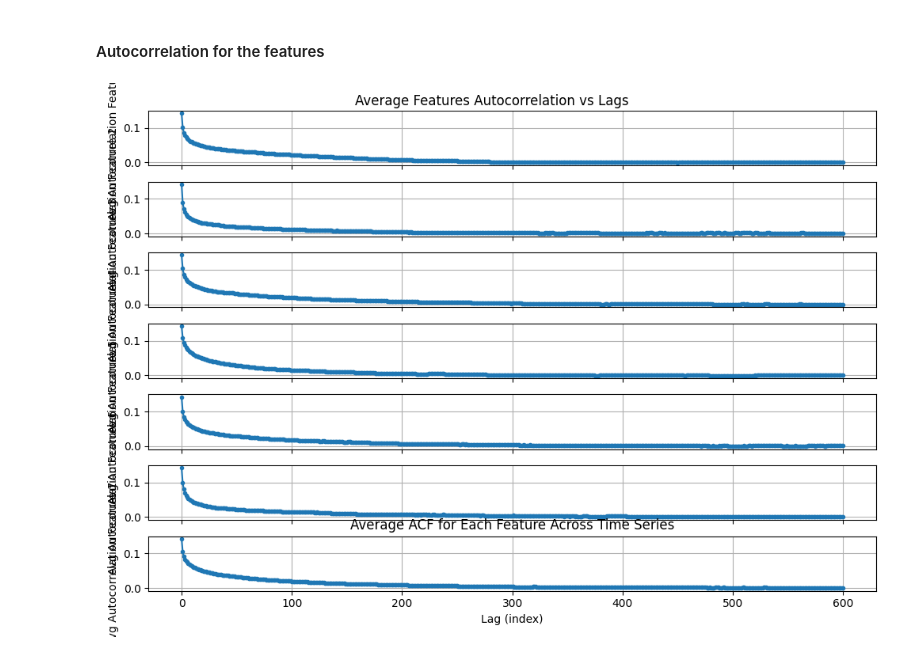
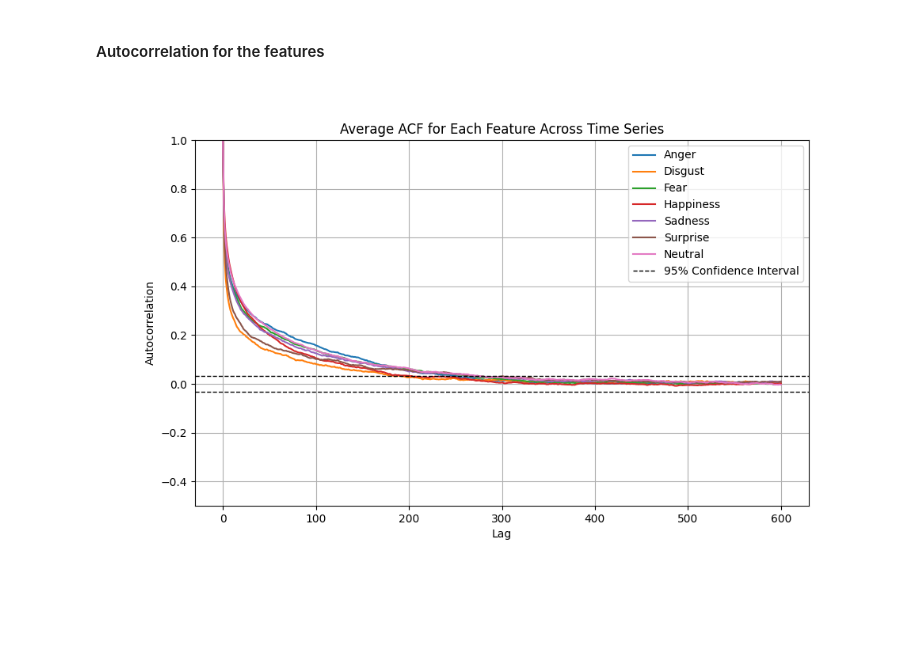
Before and after one commit to ArnavTapadia/emili_TimeSeriesPredictor, a Jupyter notebook: time_series_predictor/Notebooks/Multivariate_Emotion_Forecasting.ipynb, the cells around one changed output. Saved outputs shown, nothing was run; the diff lists cells and outputs as text; code cells hidden in the pictures; blank space fills up the shorter version.

Commit message:
autocorrelation

```diff
--- a/time_series_predictor/Notebooks/Multivariate_Emotion_Forecasting.ipynb
+++ b/time_series_predictor/Notebooks/Multivariate_Emotion_Forecasting.ipynb
@@ -156,49 +150,51 @@ def plot_acf_multivariate(all_series, max_lag=600):
 
     Parameters:
     - all_series: List of multivariate time series, each of shape (timesteps, features).
     - max_lag: Maximum lag for autocorrelation.
 
     Returns:
     - None
     """
-    nFeatures = all_series[0].shape[1]
-    aggregated_acf = {f'Feature_{i}': np.zeros(max_lag + 1) for i in range(nFeatures)}
+    n_features = all_series[0].shape[1]
+    aggregated_acf = {f'Feature_{i}': np.zeros(max_lag + 1) for i in range(n_features)}
 
     nSeries = 0
+    aggregated_length = 0
 
     for i,series in enumerate(all_series):
         if np.shape(series)[0] < 600:
             continue
-        for feature_idx in range(nFeatures):
+        nSeries += 1
+        for feature_idx in range(n_features):
             feature_data = series[:, feature_idx]
             acf_values = acf(feature_data, nlags=max_lag)
             aggregated_acf[f'Feature_{feature_idx}'] += acf_values
-            nSeries += 1
+        aggregated_length += np.shape(series)[0]
 
     # Average ACF across all series for each feature
     for feature in aggregated_acf:
         aggregated_acf[feature] /= nSeries
 
+    conf_interval = 1.96 / np.sqrt(aggregated_length/nSeries) #95%
+
     # Plot averaged ACF for each feature
+    plt.figure(figsize=(10, 6))
+    for feature_idx, (feature, acf_values) in enumerate(aggregated_acf.items()):
+        plt.plot(range(max_lag + 1), acf_values, label=f"{emotionMap[feature_idx]}",  markersize=3)
+    # Add confidence interval dashed lines
 
-    fig, axes = plt.subplots(nFeatures, 1, figsize=(10, 1 * nFeatures), sharex=True, sharey = True)
-    fig.suptitle(f'Average Features Autocorrelation vs Lags')
-
-    for iFeature, (feature, acf_values) in enumerate(aggregated_acf.items()):
-        axes[iFeature].plot(range(max_lag + 1), acf_values, marker = 'o', linestyle = '-', markersize=3)
-
-    #label subplots
-    for i in range(nFeatures):
-        axes[i].set_ylabel(f'Avg Autocorrelation Feature {i + 1}')
-        axes[i].grid(True)
-
-    axes[-1].set_xlabel('Lag (index)')
-    plt.tight_layout()
-    plt.subplots_adjust(top=0.95)  # Adjust title position
+    plt.axhline(y=conf_interval, color='black', linestyle='--', linewidth=1, label='95% Confidence Interval')
+    plt.axhline(y=-conf_interval, color='black', linestyle='--', linewidth=1)
 
     plt.title("Average ACF for Each Feature Across Time Series")
+    plt.xlabel("Lag")
+    plt.ylabel("Autocorrelation")
+    plt.ylim([-0.5,1])
+    plt.legend()
+    plt.grid(True)
     plt.show()
 
+iFile = 12
 plot_acf_multivariate(resampled_data)
 # %% [output]
-[figure, old version]
+[figure, new version]
```
Also changed, not shown: parts of 3 cells of this notebook.
